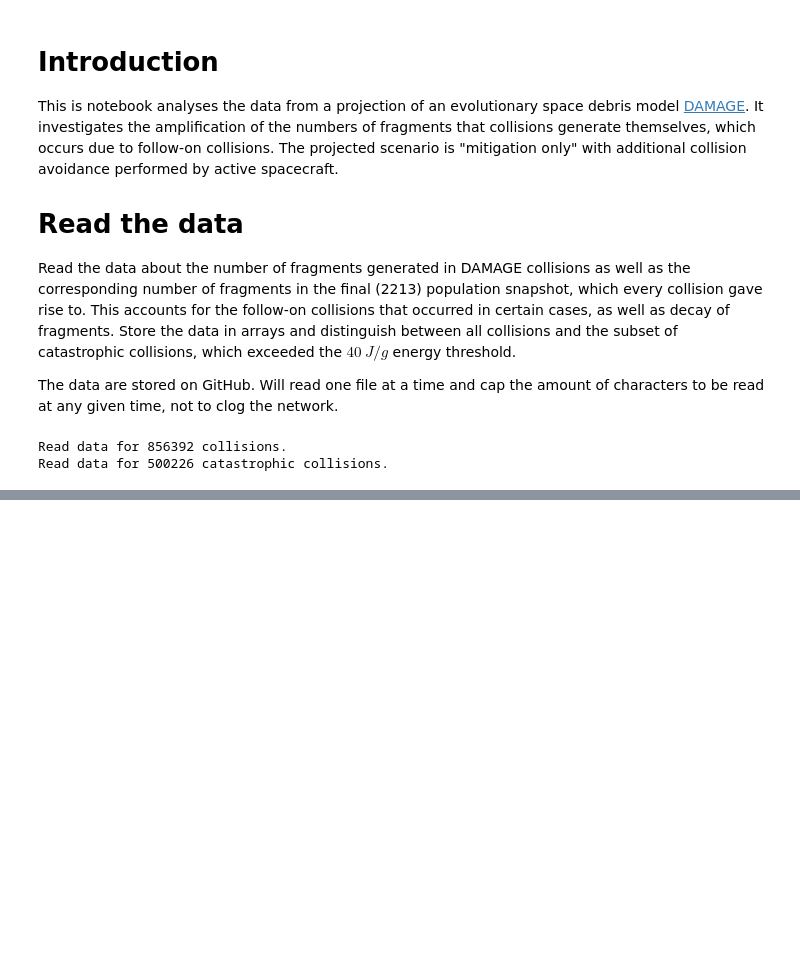
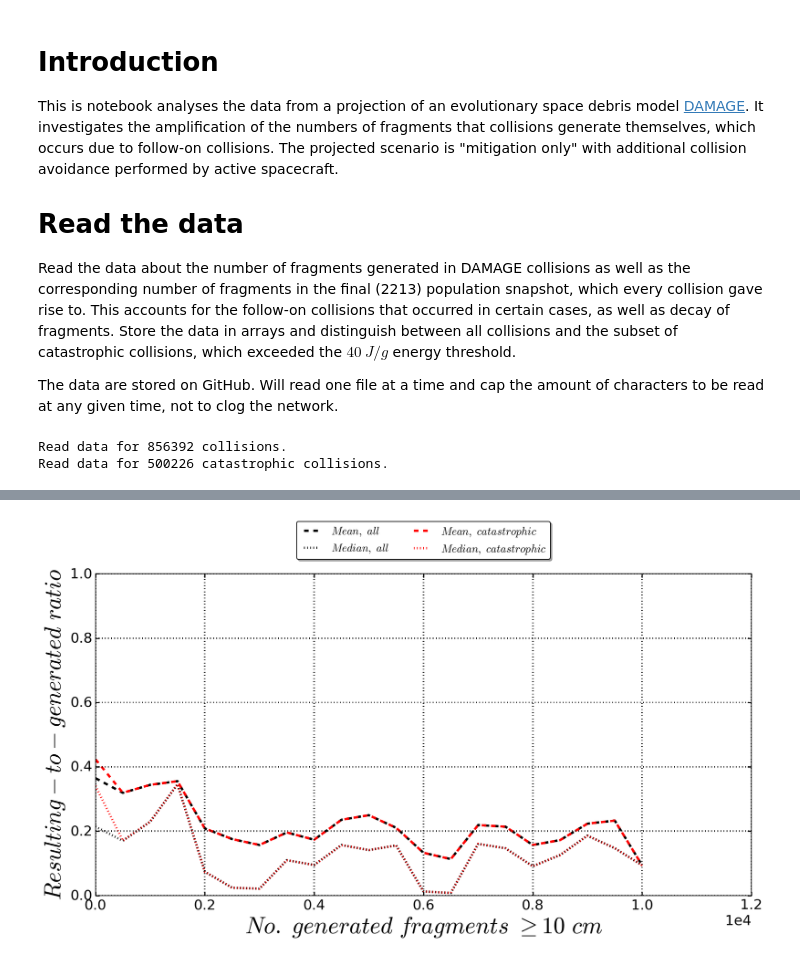
Before and after one commit to AleksanderLidtke/AnalyseCollisionFragments, a Jupyter notebook: ResultingToGeneratedFragmentsRatio.ipynb, the cells around one changed output, grey strips where cells are left out. Saved outputs shown, nothing was run; the diff lists cells and outputs as text; code cells hidden in the pictures; blank space fills up the shorter version.

```diff
--- a/ResultingToGeneratedFragmentsRatio.ipynb
+++ b/ResultingToGeneratedFragmentsRatio.ipynb
@@ -104,0 +116,34 @@ $$ P(\text{any out of N})=1-P\left( \bigcap\limits_{i=1}^{N} \neg E_i\right)=1-\
+# %%
+bins=numpy.arange(0,allColGen.max(),500)
+means=numpy.zeros(bins.size-1)
+medians=numpy.zeros(bins.size-1)
+meansCat=numpy.zeros(bins.size-1)
+mediansCat=numpy.zeros(bins.size-1)
+for i in range(bins.size-1):
+    means[i]=numpy.mean(allRatios[(allColGen>=bins[i]) & (allColGen<bins[i+1])])
+    medians[i]=numpy.median(allRatios[(allColGen>=bins[i]) & (allColGen<bins[i+1])])
+    meansCat[i]=numpy.mean(catRatios[(catColGen>=bins[i]) & (catColGen<bins[i+1])])
+    mediansCat[i]=numpy.median(catRatios[(catColGen>=bins[i]) & (catColGen<bins[i+1])])
+
+# Plot.
+fig=matplotlib.pyplot.figure(figsize=(14,8))
+ax=fig.gca()
+matplotlib.pyplot.grid(linewidth=2)
+ax.plot(bins[:-1],means,alpha=1.0,label=r"$Mean,\ all$",marker=None,c='k',lw=3,ls='--')
+ax.plot(bins[:-1],medians,alpha=1.0,label=r"$Median,\ all$",marker=None,c='k',lw=3,ls=':')
+ax.plot(bins[:-1],meansCat,alpha=1.0,label=r"$Mean,\ catastrophic$",marker=None,c='r',lw=3,ls='--')
+ax.plot(bins[:-1],mediansCat,alpha=1.0,label=r"$Median,\ catastrophic$",marker=None,c='r',lw=3,ls=':')
+ax.set_xlabel(r"$No.\ generated\ fragments\ \geq10\ cm$",fontsize=labelsFontSize)
+ax.set_ylabel(r"$Resulting-to-generated\ ratio$",fontsize=labelsFontSize)
+ax.set_xlim(0,12000)
+ax.set_ylim(0,1)
+ax.ticklabel_format(axis='x', style='sci', scilimits=(-2,-1))
+ax.tick_params(axis='both',reset=False,which='both',length=5,width=1.5)
+matplotlib.pyplot.subplots_adjust(left=0.1,right=0.95,top=0.92,bottom=0.1)
+box=ax.get_position()
+ax.set_position([box.x0+box.width*0.0,box.y0+box.height*0.05,box.width*0.99,box.height*0.88])
+ax.legend(bbox_to_anchor=(0.5,1.18),loc='upper center',prop={'size':legendFontSize},fancybox=True,\
+          shadow=True,ncol=2)
+fig.show()
+# %% [output]
+[figure, added]
```
Also changed, not shown: parts of 12 cells of this notebook.
